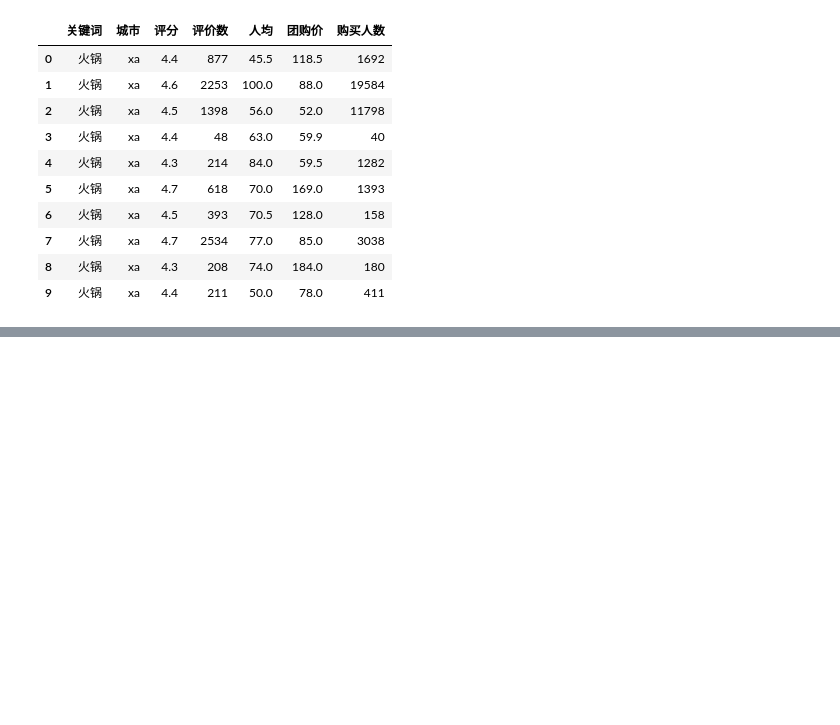
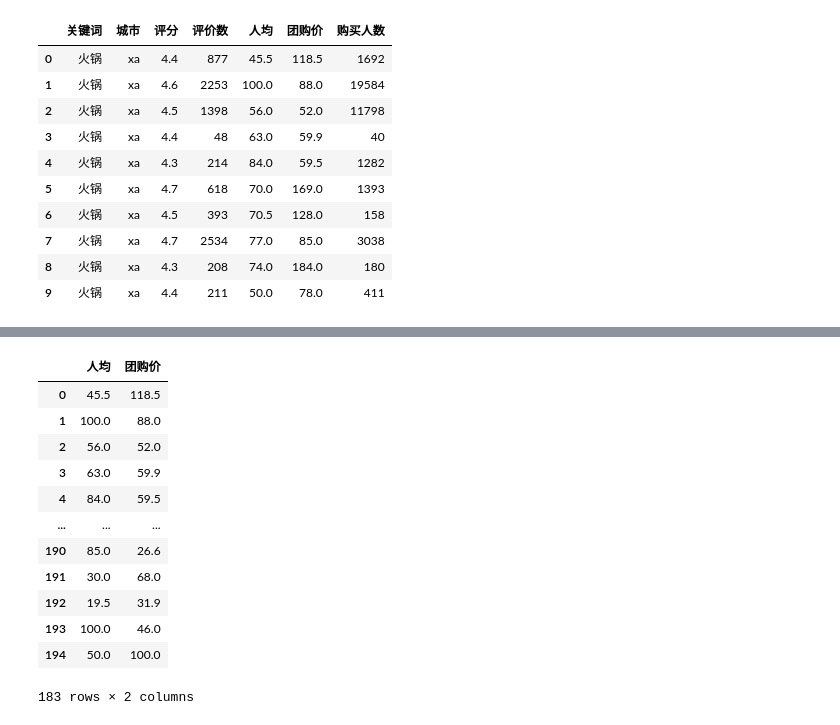
Before and after one commit to CiscoXY/DataAutomationAndPreviewBasedOnPython, a Jupyter notebook: 用餐饮店数据测试.ipynb, the cells around one changed output, grey strips where cells are left out. Drawn from its saved outputs; the diff is of its cells as text; code cells hidden in the pictures; blank space fills up the shorter version.

```diff
--- a/用餐饮店数据测试.ipynb
+++ b/用餐饮店数据测试.ipynb
@@ -63,0 +60,16 @@ DS.Auto_plt(data[['关键词', '城市', '评分' , '评价数', '人均' , '团
+# %%
+df_pro
+# %% [output]
+|  | 人均 | 团购价 |
+| 0 | 45.5 | 118.5 |
+| 1 | 100.0 | 88.0 |
+| 2 | 56.0 | 52.0 |
+| 3 | 63.0 | 59.9 |
+| 4 | 84.0 | 59.5 |
+| ... | ... | ... |
+| 190 | 85.0 | 26.6 |
+| 191 | 30.0 | 68.0 |
+| 192 | 19.5 | 31.9 |
+| 193 | 100.0 | 46.0 |
+| 194 | 50.0 | 100.0 |
+183 rows × 2 columns
```
Also changed, not shown: parts of 4 cells of this notebook, 15 other files.
